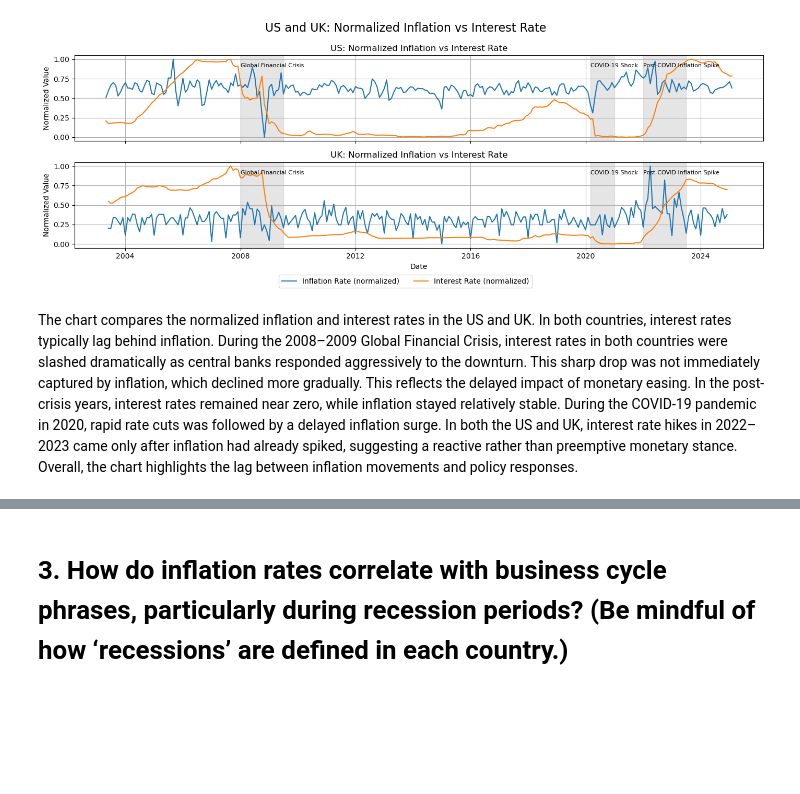
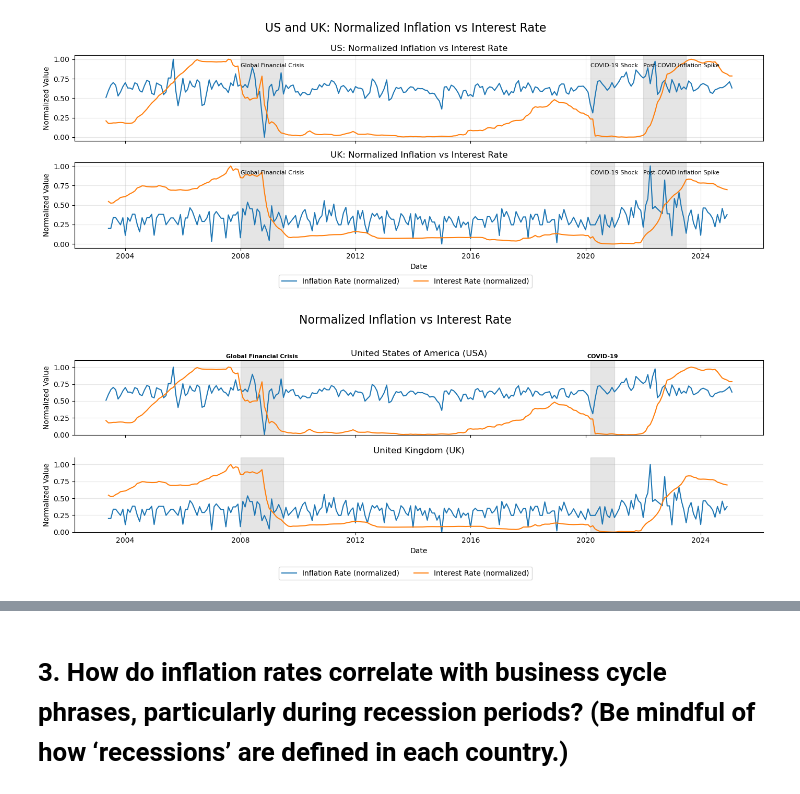
Before and after one commit to willafred/fe5213-cpi-forecasting, a Jupyter notebook: scripts/Consolidated_plots_US_UK_plot.ipynb, the cells around one changed output, grey strips where cells are left out. Saved outputs shown, nothing was run; the diff lists cells and outputs as text; code cells hidden in the pictures; blank space fills up the shorter version.

```diff
--- a/scripts/Consolidated_plots_US_UK_plot.ipynb
+++ b/scripts/Consolidated_plots_US_UK_plot.ipynb
@@ -90,5 +89,74 @@ plt.tight_layout()
 plt.show()
 # %% [output]
 [figure]
-# %% [markdown]
-The chart compares the normalized inflation and interest rates in the US and UK. In both countries, interest rates typically lag behind inflation. During the 2008–2009 Global Financial Crisis, interest rates in both countries were slashed dramatically as central banks responded aggressively to the downturn. This sharp drop was not immediately captured by inflation, which declined more gradually. This reflects the delayed impact of monetary easing. In the post-crisis years, interest rates remained near zero, while inflation stayed relatively stable. During the COVID-19 pandemic in 2020, rapid rate cuts was followed by a delayed inflation surge. In both the US and UK, interest rate hikes in 2022–2023 came only after inflation had already spiked, suggesting a reactive rather than preemptive monetary stance. Overall, the chart highlights the lag between inflation movements and policy responses.
+# %%
+import matplotlib.pyplot as plt
+import pandas as pd
+
+def min_max_scaling(series):
+    return (series - series.min()) / (series.max() - series.min())
+
+# Normalize for UK
+df_uk['infl_rate_norm'] = min_max_scaling(df_uk['infl_rate'])
+df_uk['int_3m_norm'] = min_max_scaling(df_uk['int_3m'])
+
+# Normalize for US
+df_us['infl_rate_norm'] = min_max_scaling(df_us['infl_rate'])
+df_us['int_3m_norm'] = min_max_scaling(df_us['int_3m'])
+
+# Define key periods to highlight
+highlight_periods = [
+    (pd.to_datetime('2008-01-01'), pd.to_datetime('2009-06-30'), 'Global Financial Crisis'),
+    (pd.to_datetime('2020-03-01'), pd.to_datetime('2021-01-01'), 'COVID-19'),
+]
+
+
+fig, (ax1, ax2) = plt.subplots(2, 1, figsize=(14, 5), sharex=True)
+
+# US plot
+ax1.plot(df_us['date'], df_us['infl_rate_norm'], label='Inflation Rate', color='tab:blue')
+ax1.plot(df_us['date'], df_us['int_3m_norm'], label='Interest Rate', color='tab:orange')
+ax1.set_title("United States of America (USA)", fontsize=12)
+ax1.set_ylabel("Normalized Value")
+ax1.grid(True, axis='y', alpha=0.3)
+ax1.set_ylim(0, 1.1)
+# ax1.spines['top'].set_visible(False)
+# ax1.spines['right'].set_visible(False)
+
+# Highlight and annotate US
+for start, end, label in highlight_periods:
+    ax1.axvspan(start, end, color='gray', alpha=0.2)
+    mid = start + (end - start) / 2
+    ax1.text(mid, 1.12, label, ha='center', va='bottom', fontsize=8, fontweight='bold', color='black')
+
+# UK plot
+ax2.plot(df_uk['date'], df_uk['infl_rate_norm'], label='Inflation Rate', color='tab:blue')
+ax2.plot(df_uk['date'], df_uk['int_3m_norm'], label='Interest Rate', color='tab:orange')
+ax2.set_title("United Kingdom (UK)", fontsize=12)
+ax2.set_ylabel("Normalized Value")
+ax2.set_xlabel("Date")
+ax2.grid(True, axis='y', alpha=0.3)
+ax2.set_ylim(0, 1.1)
+ax2.spines['top'].set_visible(False)
+ax2.spines['right'].set_visible(False)
+
+# Highlight and annotate UK
+for start, end, label in highlight_periods:
+    ax2.axvspan(start, end, color='gray', alpha=0.2)
+    mid = start + (end - start) / 2
+
+# Shared legend
+handles = [
+    plt.Line2D([], [], color='tab:blue', label='Inflation Rate (normalized)'),
+    plt.Line2D([], [], color='tab:orange', label='Interest Rate (normalized)')
+]
+fig.legend(handles=handles, loc='lower center', bbox_to_anchor=(0.5, -0.05), ncol=2, fontsize=10)
+
+# Overall title
+fig.suptitle("Normalized Inflation vs Interest Rate", fontsize=16)
+
+# Layout adjustments
+plt.tight_layout(rect=[0, 0.03, 1, 0.95])
+plt.show()
+# %% [output]
+[figure, added]
```
Also changed, not shown: parts of 17 cells of this notebook.
